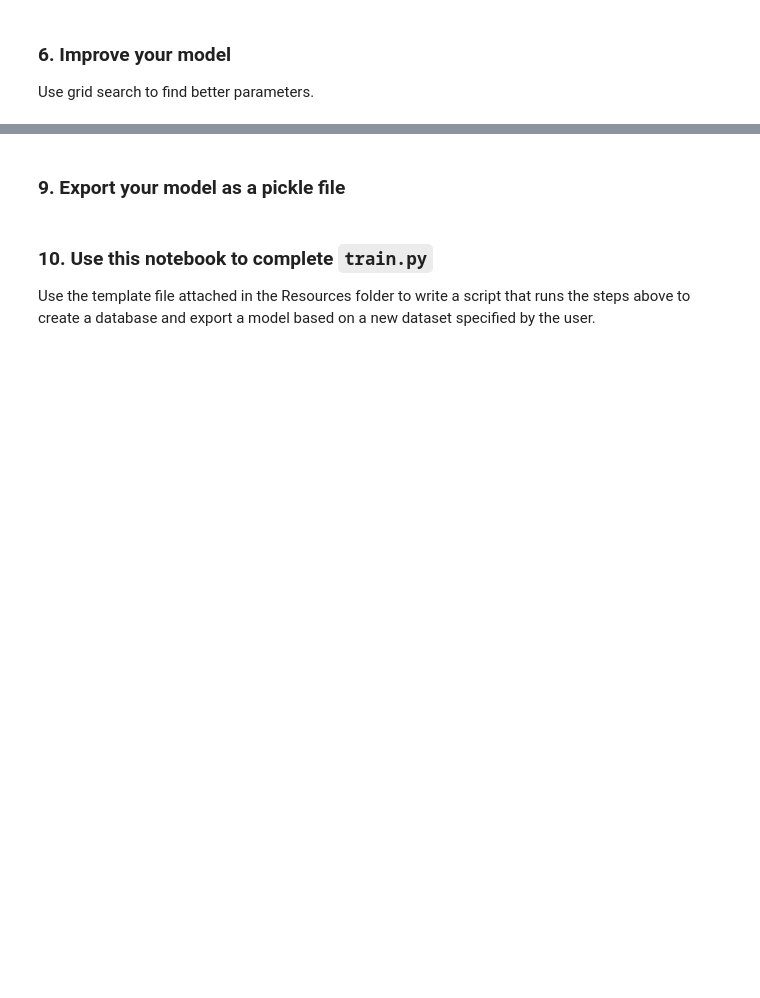
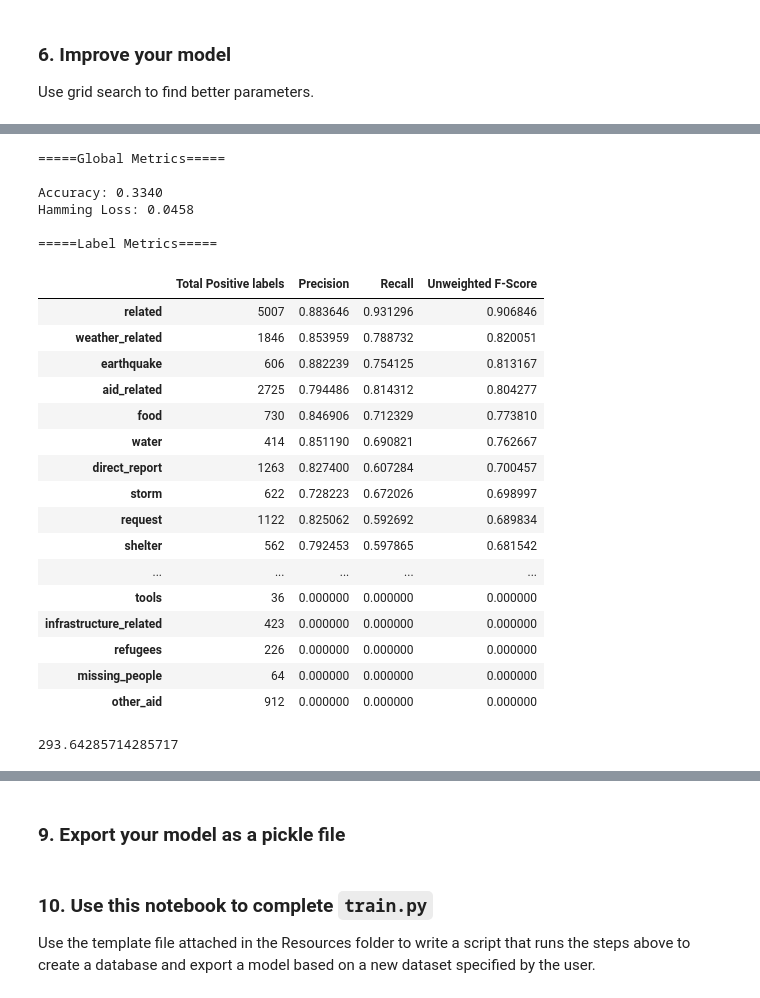
Before and after one commit to silent-j/DSND-Disaster-Response-Pipeline, a Jupyter notebook: ML Pipeline Preparation.ipynb, the cells around one changed output, grey strips where cells are left out. Saved outputs shown, nothing was run; the diff lists cells and outputs as text; code cells hidden in the pictures; blank space fills up the shorter version.

Commit message:
create machine learning pipeline

```diff
--- a/ML Pipeline Preparation.ipynb
+++ b/ML Pipeline Preparation.ipynb
@@ -207,15 +215,15 @@ Use grid search to find better parameters.
 parameters = {'vect__ngram_range': [(1,1), (1,2)],
               'vect__max_df': [0.7, 1.0],
               'vect__max_features': [None, 5000],
-              'lsa__n_components': [100, 200, 300],
+              'lsa__n_components': [50, 100, 200],
               'clf__estimator__learning_rate_init': [0.001, 0.0001],
-              'clf__estimator__max_iter': [300],
+              'clf__estimator__max_iter': [500],
               'clf__estimator__n_iter_no_change': [5],
               'clf__estimator__warm_start': [True],
               'clf__estimator__early_stopping': [True],
               'clf__estimator__random_state': [42]}
 
-cv = GridSearchCV(pipeline, param_grid=parameters, scoring=make_scorer(f1_score, average='macro'), n_jobs=4, cv=5, verbose=10)
+cv = GridSearchCV(pipeline, param_grid=parameters, scoring=make_scorer(f1_score, average='weighted'), n_jobs=4, cv=5, verbose=10)
 # %%
 cv.fit(X_train, y_train)
 # %% [output]
@@ -307,3 +279,34 @@ evaluate(y_test, predicted_labels)
+# %%
+evald = evaluate(y_test, predicted_labels)
+evald
+# %% [output]
+=====Global Metrics=====
+
+Accuracy: 0.3340
+Hamming Loss: 0.0458
+
+=====Label Metrics=====
+|  | Total Positive labels | Precision | Recall | Unweighted F-Score |
+| related | 5007 | 0.883646 | 0.931296 | 0.906846 |
+| weather_related | 1846 | 0.853959 | 0.788732 | 0.820051 |
+| earthquake | 606 | 0.882239 | 0.754125 | 0.813167 |
+| aid_related | 2725 | 0.794486 | 0.814312 | 0.804277 |
+| food | 730 | 0.846906 | 0.712329 | 0.773810 |
+| water | 414 | 0.851190 | 0.690821 | 0.762667 |
+| direct_report | 1263 | 0.827400 | 0.607284 | 0.700457 |
+| storm | 622 | 0.728223 | 0.672026 | 0.698997 |
+| request | 1122 | 0.825062 | 0.592692 | 0.689834 |
+| shelter | 562 | 0.792453 | 0.597865 | 0.681542 |
+| ... | ... | ... | ... | ... |
+| tools | 36 | 0.000000 | 0.000000 | 0.000000 |
+| infrastructure_related | 423 | 0.000000 | 0.000000 | 0.000000 |
+| refugees | 226 | 0.000000 | 0.000000 | 0.000000 |
+| missing_people | 64 | 0.000000 | 0.000000 | 0.000000 |
+| other_aid | 912 | 0.000000 | 0.000000 | 0.000000 |
+# %%
+evald[evald['Unweighted F-Score'] < 0.7]['Total Positive labels'].mean()
+# %% [output]
+293.64285714285717
 # %%
 def predict_new_data(model, labels, docs):
 
```
Also changed, not shown: parts of 18 cells of this notebook, 1 other file.
